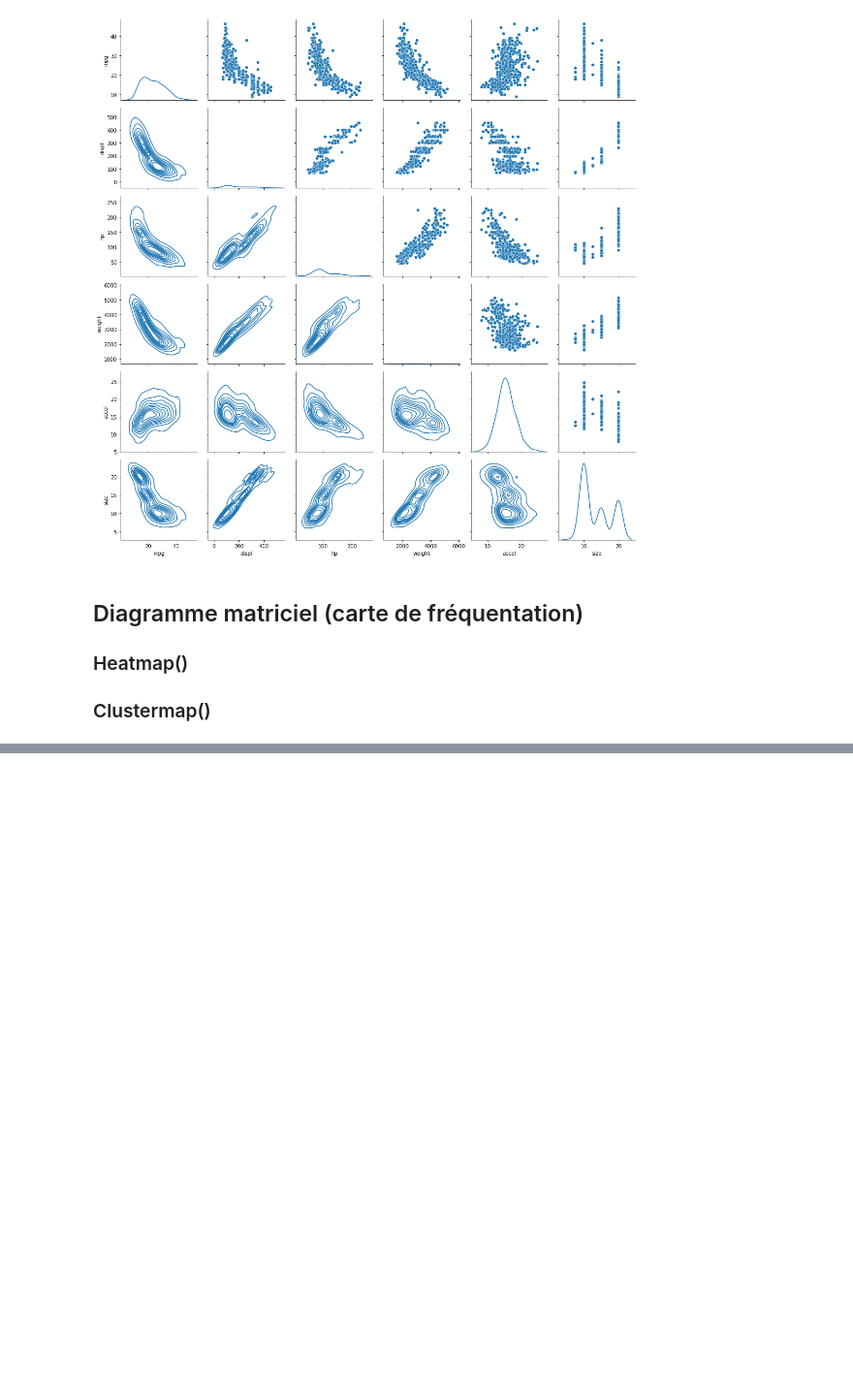
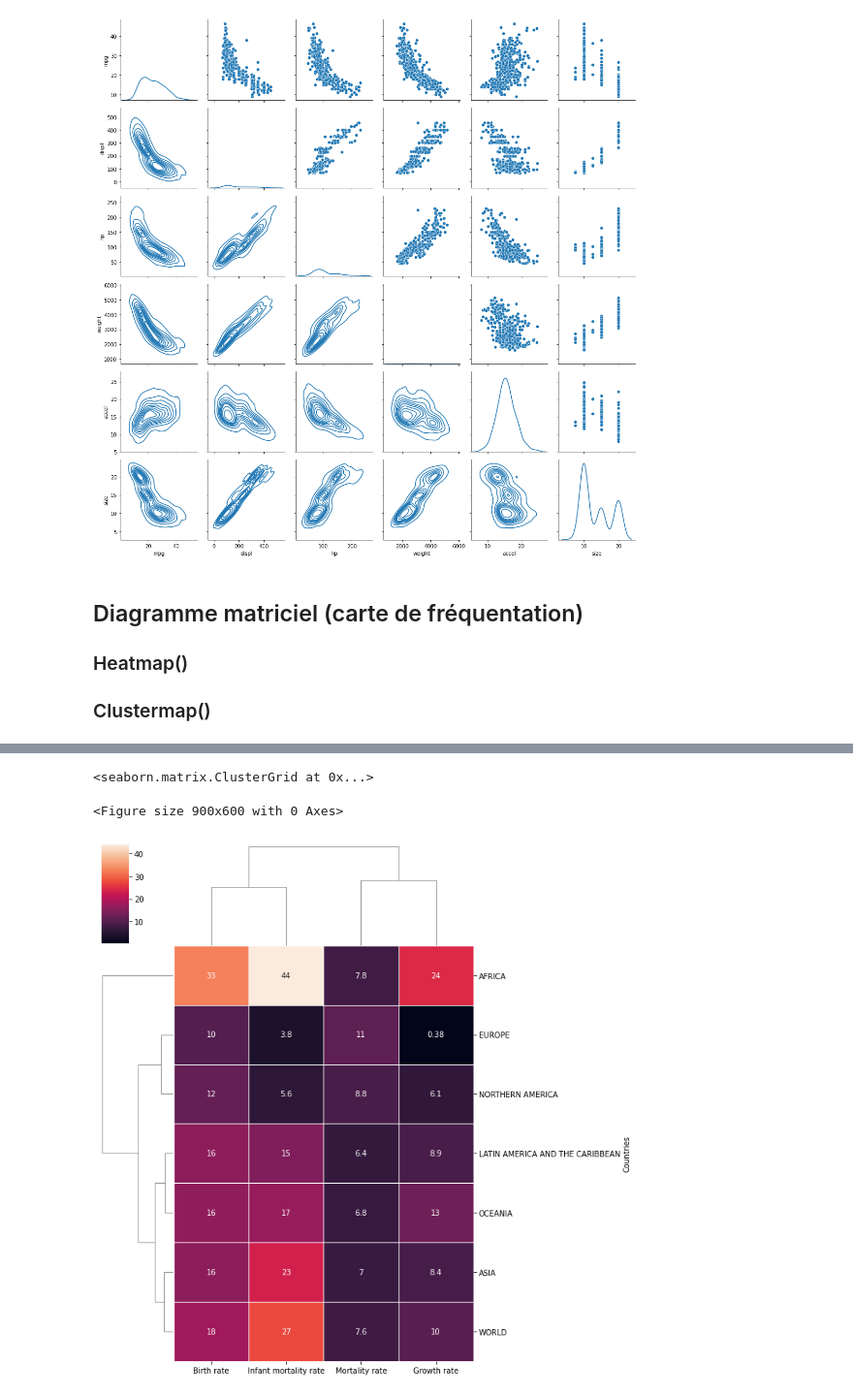
Before and after one commit to loicma/Graphique_Sea_born, a Jupyter notebook: Udemy_Seaborn.ipynb, the cells around one changed output, grey strips where cells are left out. Shown at 97% size. Cells and saved outputs as stored; diff of their text form; code cells hidden in the pictures; blank space fills up the shorter version.

```diff
--- a/Udemy_Seaborn.ipynb
+++ b/Udemy_Seaborn.ipynb
@@ -259,0 +290,7 @@ g = g.map_lower(sns.kdeplot)
+# %%
+plt.figure(dpi=150)
+sns.clustermap(df2.drop('Life expectancy',axis=1),linewidth=0.5,annot=True)
+# %% [output]
+<seaborn.matrix.ClusterGrid at 0x...>
+<Figure size 900x600 with 0 Axes>
+[figure, added]
```
Also changed, not shown: parts of 7 cells of this notebook, 1 other file.
